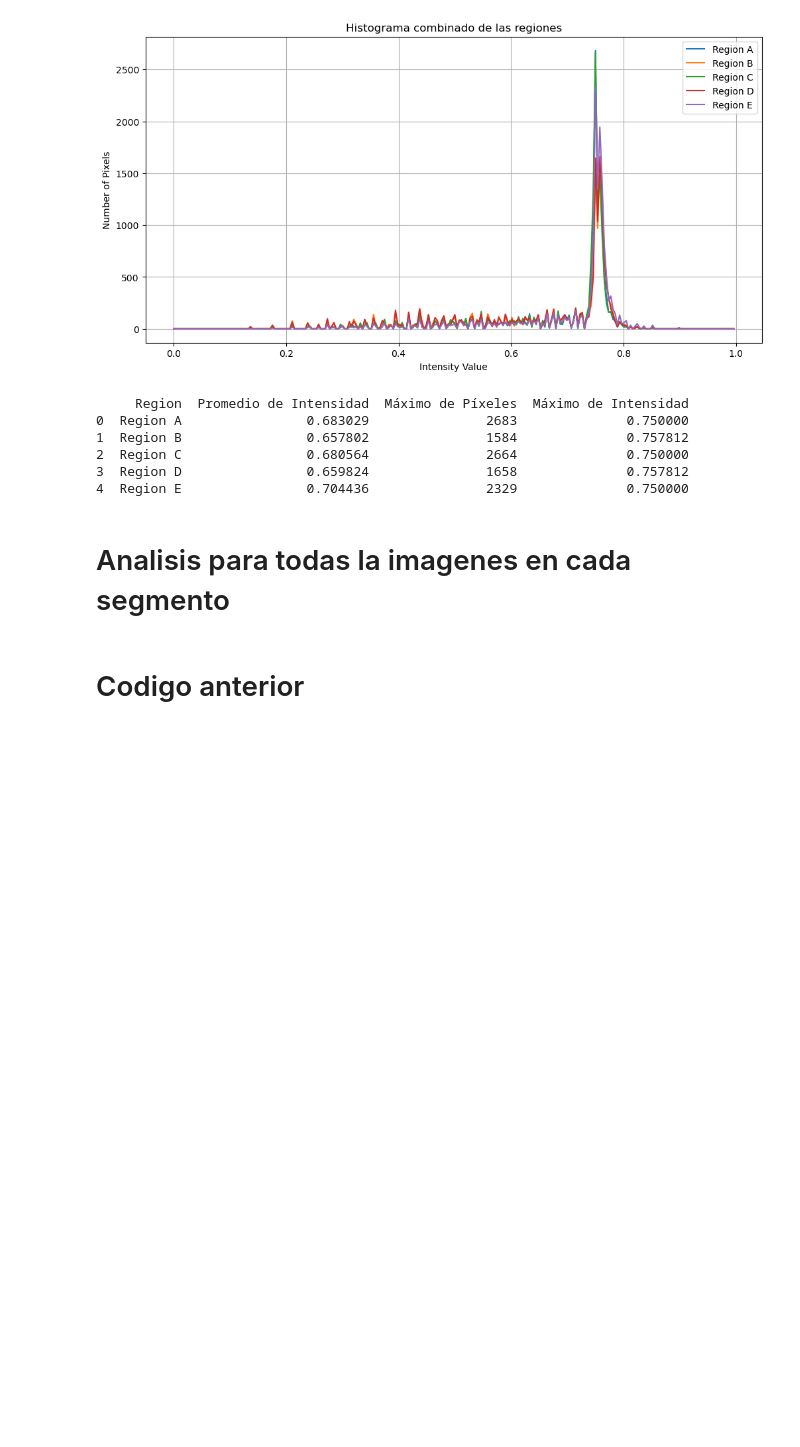
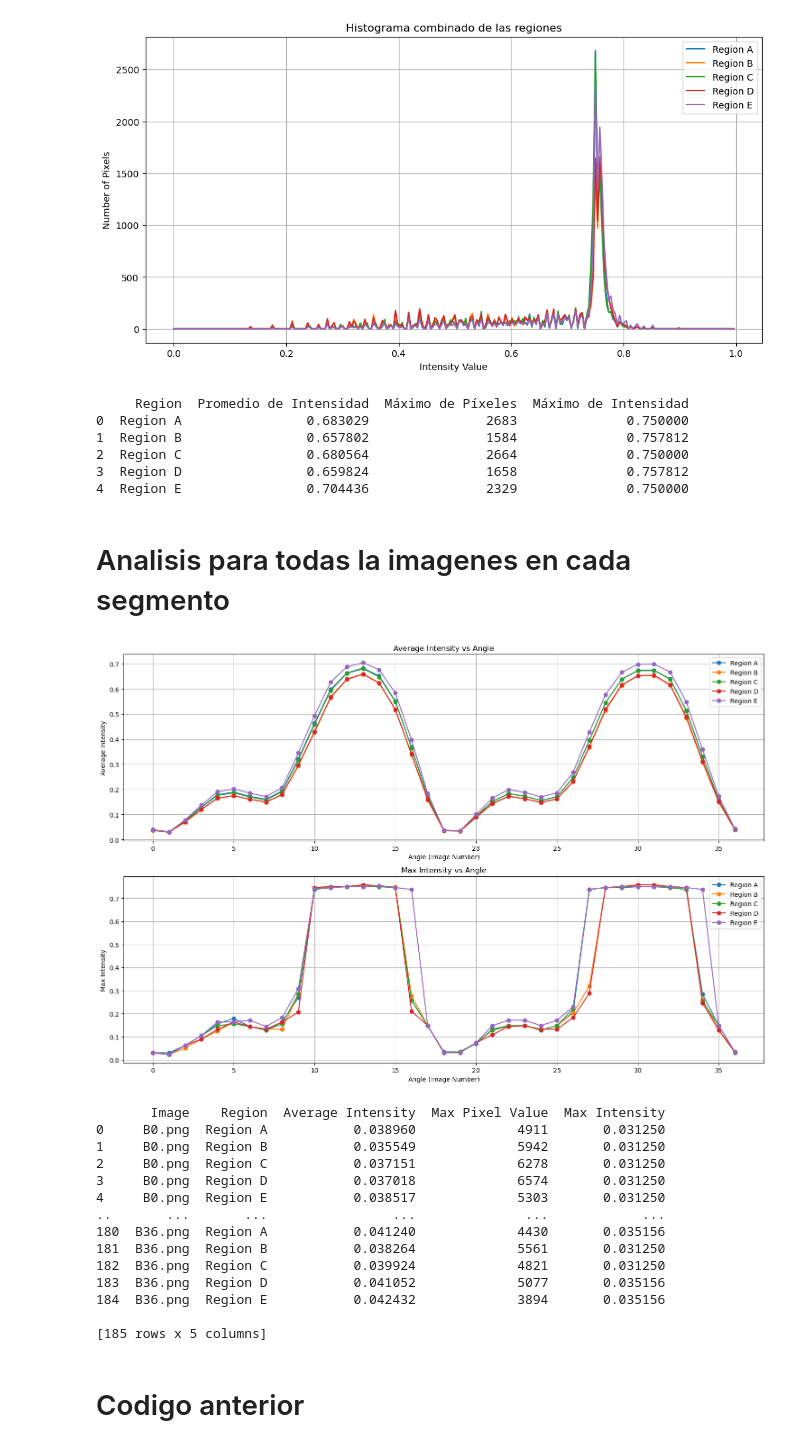
Before and after one commit to MikeOl13/PerfilIntensidad, a Jupyter notebook: notebooks/PI Imagen Segmentada.ipynb, the cells around one changed output. Saved outputs shown, nothing was run; the diff lists cells and outputs as text; code cells hidden in the pictures; blank space fills up the shorter version.

```diff
--- a/notebooks/PI Imagen Segmentada.ipynb
+++ b/notebooks/PI Imagen Segmentada.ipynb
@@ -220,3 +295,53 @@ print(df_stats)
+# %%
+
+# Graficamos el promedio de intensidad y el máximo de intensidad para cada región
+angles = range(37)
+plt.figure(figsize=(15, 10))
+
+for region_name in region_names:
+    df_region = df[df['Region'] == region_name]
+
+    plt.subplot(2, 1, 1)
+    plt.plot(angles, df_region['Average Intensity'], marker='o', label=region_name)
+    plt.xlabel('Angle (Image Number)')
+    plt.ylabel('Average Intensity')
+    plt.title('Average Intensity vs Angle')
+
+    plt.subplot(2, 1, 2)
+    plt.plot(angles, df_region['Max Intensity'], marker='o', label=region_name)
+    plt.xlabel('Angle (Image Number)')
+    plt.ylabel('Max Intensity')
+    plt.title('Max Intensity vs Angle')
+
+plt.subplot(2, 1, 1)
+plt.legend()
+plt.grid(True)
+
+plt.subplot(2, 1, 2)
+plt.legend()
+plt.grid(True)
+
+plt.tight_layout()
+plt.show()
+
+# Mostrar el DataFrame
+print(df)
+# %% [output]
+[figure, added]
+       Image    Region  Average Intensity  Max Pixel Value  Max Intensity
+0     B0.png  Region A           0.038960             4911       0.031250
+1     B0.png  Region B           0.035549             5942       0.031250
+2     B0.png  Region C           0.037151             6278       0.031250
+3     B0.png  Region D           0.037018             6574       0.031250
+4     B0.png  Region E           0.038517             5303       0.031250
+..       ...       ...                ...              ...            ...
+180  B36.png  Region A           0.041240             4430       0.035156
+181  B36.png  Region B           0.038264             5561       0.031250
+182  B36.png  Region C           0.039924             4821       0.031250
+183  B36.png  Region D           0.041052             5077       0.035156
+184  B36.png  Region E           0.042432             3894       0.035156
+
+[185 rows x 5 columns]
 # %% [markdown]
 # Codigo anterior
 # %%
```
Also changed, not shown: parts of 1 cell of this notebook.
